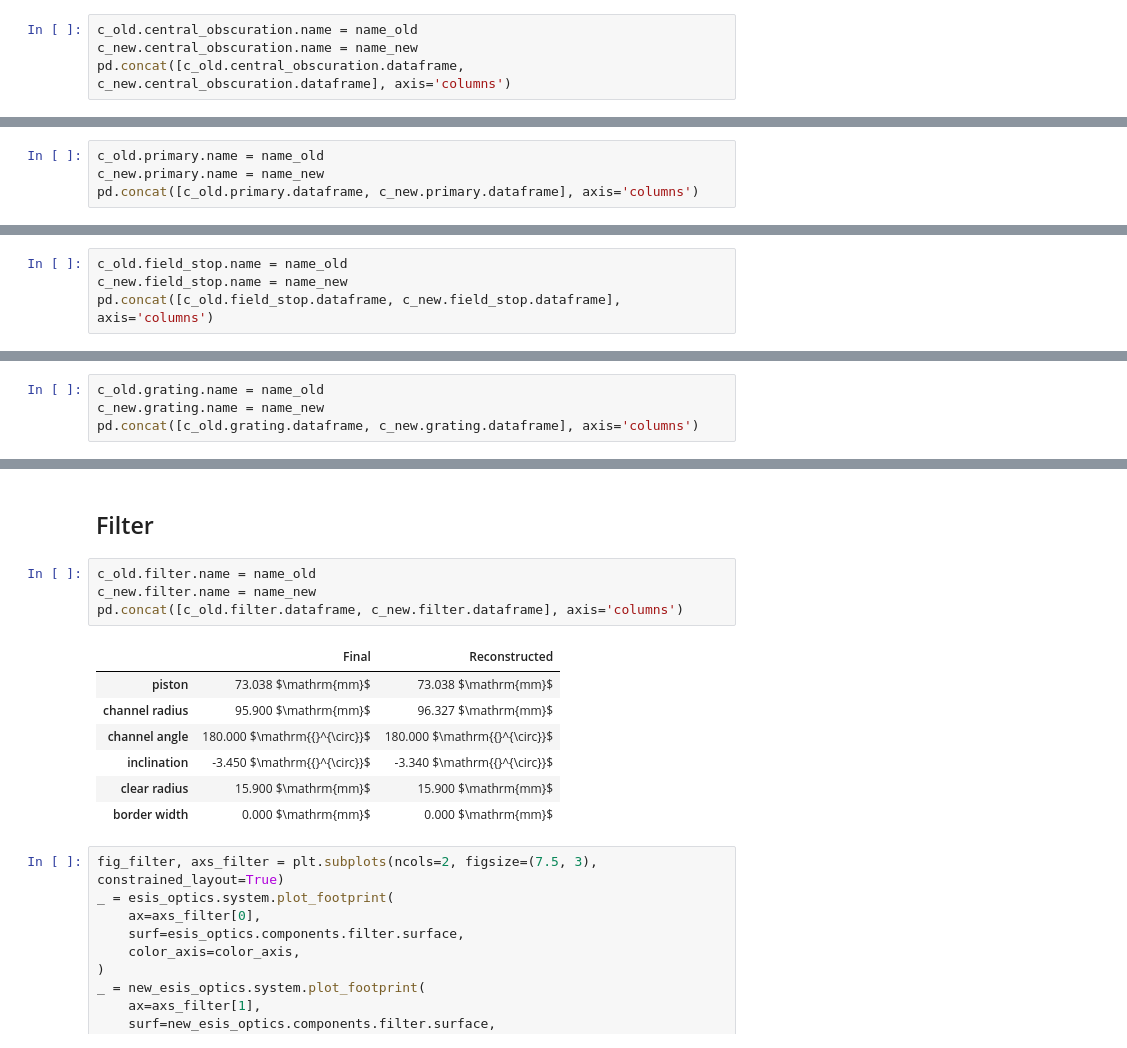
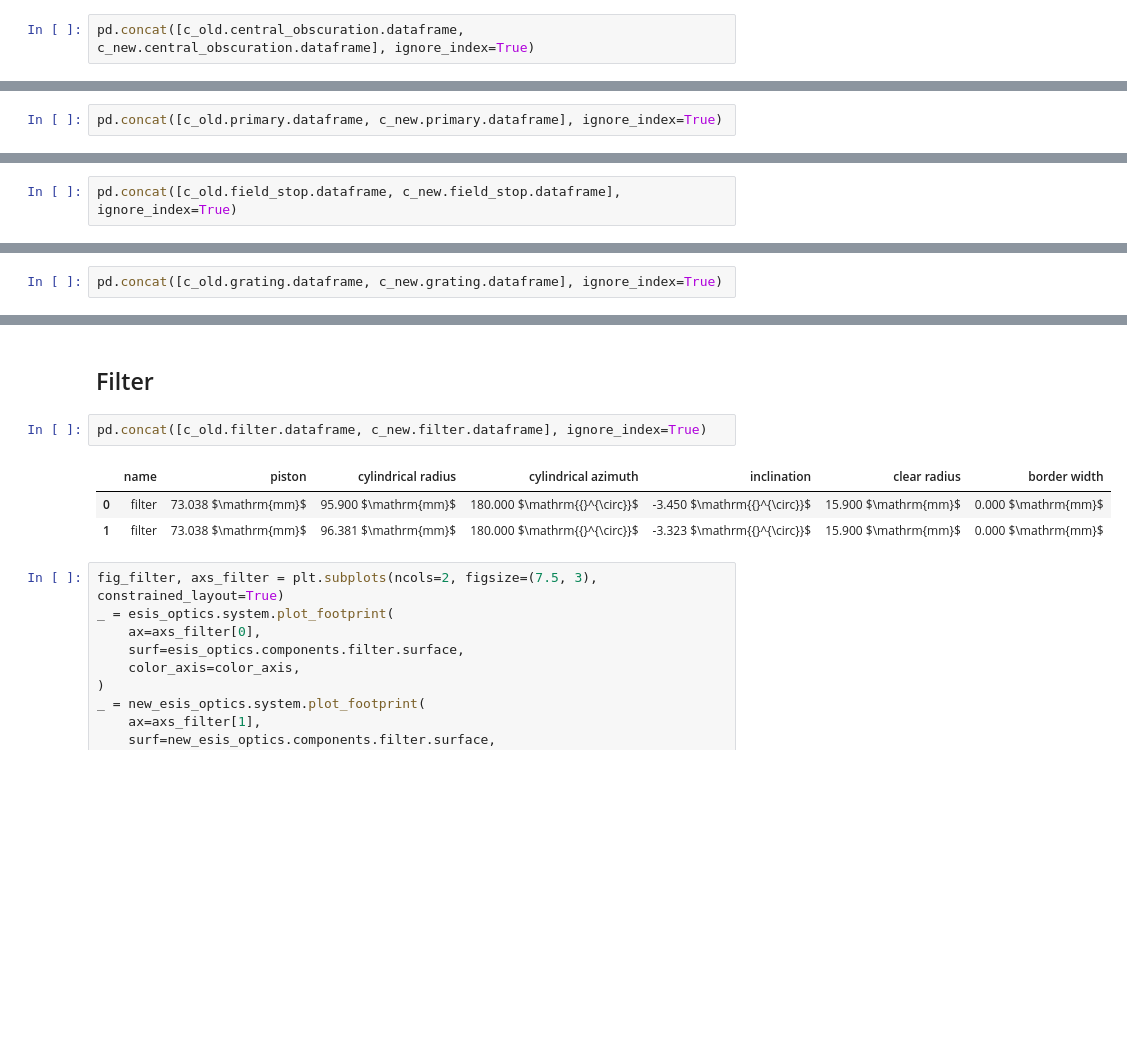
Before and after one commit to Kankelborg-Group/ESIS, a Jupyter notebook: esis/optics/reproduce_esis.ipynb, the cells around one changed output, grey strips where cells are left out. Drawn from its saved outputs; the diff is of its cells as text; blank space fills up the shorter version.

```diff
--- a/esis/optics/reproduce_esis.ipynb
+++ b/esis/optics/reproduce_esis.ipynb
@@ -126,7 +129,5 @@ _ = axs_front_aper[1].set_title(name_new)
 # %% [markdown]
 ## Central Obscuration
 # %%
-c_old.central_obscuration.name = name_old
-c_new.central_obscuration.name = name_new
-pd.concat([c_old.central_obscuration.dataframe, c_new.central_obscuration.dataframe], axis='columns')
+pd.concat([c_old.central_obscuration.dataframe, c_new.central_obscuration.dataframe], ignore_index=True)
 # %% [output]
@@ -162,7 +162,5 @@ _ = axs_obscuration[1].set_title(name_new)
 # %% [markdown]
 ## Primary Mirror
 # %%
-c_old.primary.name = name_old
-c_new.primary.name = name_new
-pd.concat([c_old.primary.dataframe, c_new.primary.dataframe], axis='columns')
+pd.concat([c_old.primary.dataframe, c_new.primary.dataframe], ignore_index=True)
 # %% [output]
@@ -201,7 +195,5 @@ _ = axs_primary[1].set_title(name_new)
 # %% [markdown]
 ## Field Stop
 # %%
-c_old.field_stop.name = name_old
-c_new.field_stop.name = name_new
-pd.concat([c_old.field_stop.dataframe, c_new.field_stop.dataframe], axis='columns')
+pd.concat([c_old.field_stop.dataframe, c_new.field_stop.dataframe], ignore_index=True)
 # %% [output]
@@ -238,7 +229,5 @@ _ = axs_field_stop[1].set_title(name_new)
 # %% [markdown]
 ## Grating
 # %%
-c_old.grating.name = name_old
-c_new.grating.name = name_new
-pd.concat([c_old.grating.dataframe, c_new.grating.dataframe], axis='columns')
+pd.concat([c_old.grating.dataframe, c_new.grating.dataframe], ignore_index=True)
 # %% [output]
@@ -287,17 +263,11 @@ _ = axs_grating[1].set_title(name_new)
 # %% [markdown]
 ## Filter
 # %%
-c_old.filter.name = name_old
-c_new.filter.name = name_new
-pd.concat([c_old.filter.dataframe, c_new.filter.dataframe], axis='columns')
+pd.concat([c_old.filter.dataframe, c_new.filter.dataframe], ignore_index=True)
 # %% [output]
-|  | Final | Reconstructed |
-| piston | 73.038 $\mathrm{mm}$ | 73.038 $\mathrm{mm}$ |
-| channel radius | 95.900 $\mathrm{mm}$ | 96.327 $\mathrm{mm}$ |
-| channel angle | 180.000 $\mathrm{{}^{\circ}}$ | 180.000 $\mathrm{{}^{\circ}}$ |
-| inclination | -3.450 $\mathrm{{}^{\circ}}$ | -3.340 $\mathrm{{}^{\circ}}$ |
-| clear radius | 15.900 $\mathrm{mm}$ | 15.900 $\mathrm{mm}$ |
-| border width | 0.000 $\mathrm{mm}$ | 0.000 $\mathrm{mm}$ |
+|  | name | piston | cylindrical radius | cylindrical azimuth | inclination | clear radius | border width |
+| 0 | filter | 73.038 $\mathrm{mm}$ | 95.900 $\mathrm{mm}$ | 180.000 $\mathrm{{}^{\circ}}$ | -3.450 $\mathrm{{}^{\circ}}$ | 15.900 $\mathrm{mm}$ | 0.000 $\mathrm{mm}$ |
+| 1 | filter | 73.038 $\mathrm{mm}$ | 96.381 $\mathrm{mm}$ | 180.000 $\mathrm{{}^{\circ}}$ | -3.323 $\mathrm{{}^{\circ}}$ | 15.900 $\mathrm{mm}$ | 0.000 $\mathrm{mm}$ |
 # %%
 fig_filter, axs_filter = plt.subplots(ncols=2, figsize=(7.5, 3), constrained_layout=True)
 _ = esis_optics.system.plot_footprint(
```
Also changed, not shown: parts of 17 cells of this notebook, 11 other files.
